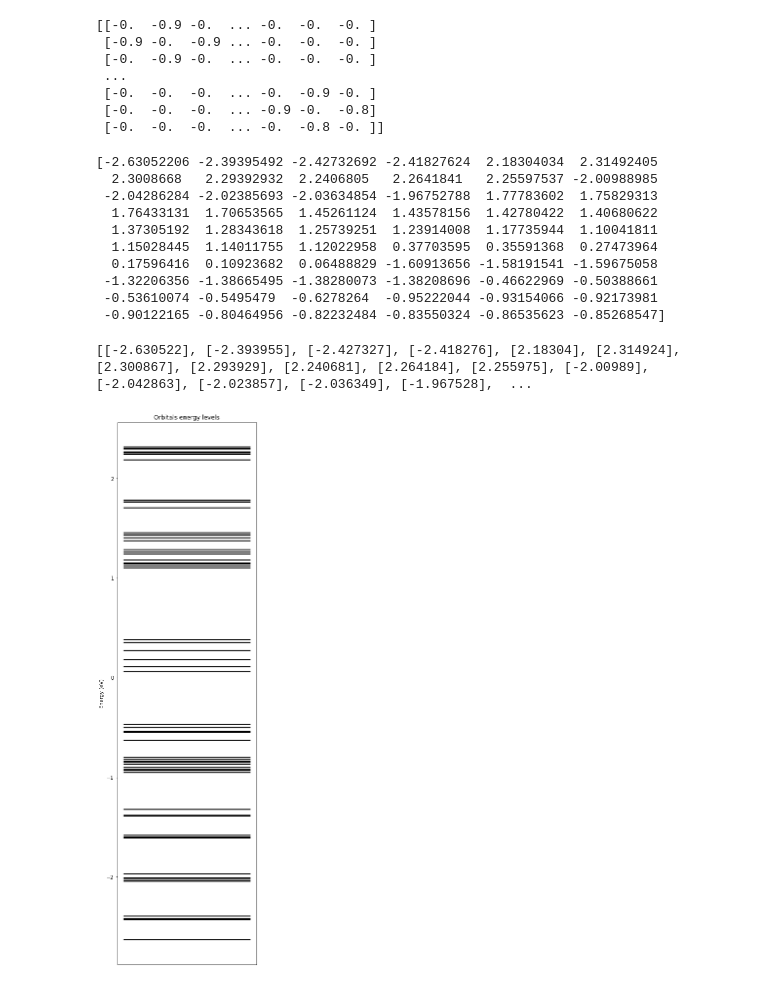
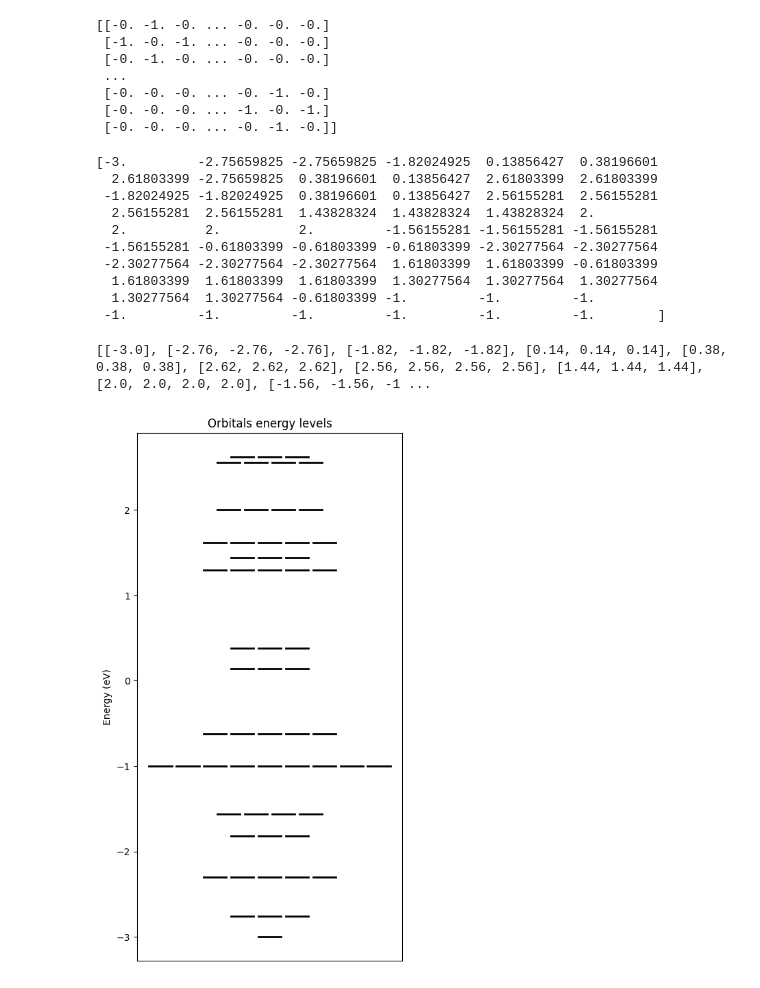
Before and after one commit to gabrielxvr/Thomson_molecules, a Jupyter notebook: thomson_molecules_huckel_method.ipynb, the cells around one changed output. Saved outputs shown, nothing was run; the diff lists cells and outputs as text; code cells hidden in the pictures.

```diff
--- a/thomson_molecules_huckel_method.ipynb
+++ b/thomson_molecules_huckel_method.ipynb
@@ -6,6 +8,8 @@ from system import *
 import matplotlib.pyplot as plt
 # %%
-VP = np.genfromtxt('vps_data/N60.txt', delimiter=', ')
+N = 60
+
+VP = np.genfromtxt(f'vps_data/N{N}.txt', delimiter=', ')
 
 D = distances_matrix(VP)
 
@@ -13,3 +17,9 @@ n = D.shape[0]
 D[range(n), range(n)] = 100
 
 D = D/D.min()
+
+D = np.array(D, dtype=float)
+
+D = np.around(D, decimals=0)
+
+print(D)
@@ -26,33 +44,33 @@ H = np.around(H, decimals=1)
 
 print(H)
 # %% [output]
-[[-0.  -0.9 -0.  ... -0.  -0.  -0. ]
- [-0.9 -0.  -0.9 ... -0.  -0.  -0. ]
- [-0.  -0.9 -0.  ... -0.  -0.  -0. ]
+[[-0. -1. -0. ... -0. -0. -0.]
+ [-1. -0. -1. ... -0. -0. -0.]
+ [-0. -1. -0. ... -0. -0. -0.]
  ...
- [-0.  -0.  -0.  ... -0.  -0.9 -0. ]
- [-0.  -0.  -0.  ... -0.9 -0.  -0.8]
- [-0.  -0.  -0.  ... -0.  -0.8 -0. ]]
+ [-0. -0. -0. ... -0. -1. -0.]
+ [-0. -0. -0. ... -1. -0. -1.]
+ [-0. -0. -0. ... -0. -1. -0.]]
 # %%
 evals, evecs = np.linalg.eig(H)
 #evals = np.real(evals)
 print(evals)
 # %% [output]
-[-2.63052206 -2.39395492 -2.42732692 -2.41827624  2.18304034  2.31492405
-  2.3008668   2.29392932  2.2406805   2.2641841   2.25597537 -2.00988985
- -2.04286284 -2.02385693 -2.03634854 -1.96752788  1.77783602  1.75829313
-  1.76433131  1.70653565  1.45261124  1.43578156  1.42780422  1.40680622
-  1.37305192  1.28343618  1.25739251  1.23914008  1.17735944  1.10041811
-  1.15028445  1.14011755  1.12022958  0.37703595  0.35591368  0.27473964
-  0.17596416  0.10923682  0.06488829 -1.60913656 -1.58191541 -1.59675058
- -1.32206356 -1.38665495 -1.38280073 -1.38208696 -0.46622969 -0.50388661
- -0.53610074 -0.5495479  -0.6278264  -0.95222044 -0.93154066 -0.92173981
- -0.90122165 -0.80464956 -0.82232484 -0.83550324 -0.86535623 -0.85268547]
+[-3.         -2.75659825 -2.75659825 -1.82024925  0.13856427  0.38196601
+  2.61803399 -2.75659825  0.38196601  0.13856427  2.61803399  2.61803399
+ -1.82024925 -1.82024925  0.38196601  0.13856427  2.56155281  2.56155281
+  2.56155281  2.56155281  1.43828324  1.43828324  1.43828324  2.
+  2.          2.          2.         -1.56155281 -1.56155281 -1.56155281
+ -1.56155281 -0.61803399 -0.61803399 -0.61803399 -2.30277564 -2.30277564
+ -2.30277564 -2.30277564 -2.30277564  1.61803399  1.61803399 -0.61803399
+  1.61803399  1.61803399  1.61803399  1.30277564  1.30277564  1.30277564
+  1.30277564  1.30277564 -0.61803399 -1.         -1.         -1.
+ -1.         -1.         -1.         -1.         -1.         -1.        ]
 # %%
-plot_energy_levels(evals)
-#plt.savefig(f'energy_levels/N60.png', dpi=600)
+plot_energy_levels(evals, dec=2)
+plt.savefig(f'energy_levels/N{N}.png', dpi=600)
 # Show the plot
 plt.show()
 # %% [output]
-[[-2.630522], [-2.393955], [-2.427327], [-2.418276], [2.18304], [2.314924], [2.300867], [2.293929], [2.240681], [2.264184], [2.255975], [-2.00989], [-2.042863], [-2.023857], [-2.036349], [-1.967528],  ...
+[[-3.0], [-2.76, -2.76, -2.76], [-1.82, -1.82, -1.82], [0.14, 0.14, 0.14], [0.38, 0.38, 0.38], [2.62, 2.62, 2.62], [2.56, 2.56, 2.56, 2.56], [1.44, 1.44, 1.44], [2.0, 2.0, 2.0, 2.0], [-1.56, -1.56, -1 ...
-[figure, old version]
+[figure, new version]
```
Also changed, not shown: parts of 7 cells of this notebook, 37 other files.
